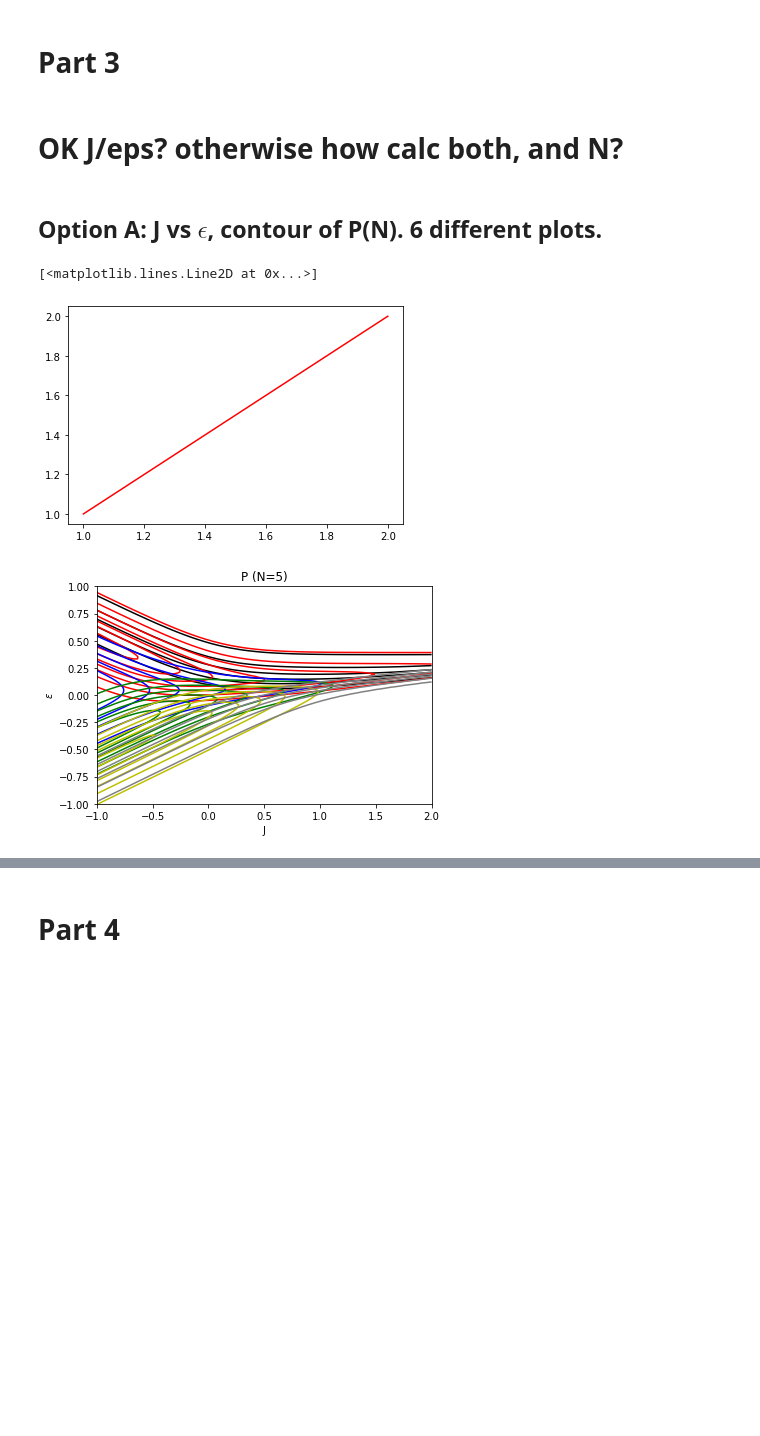
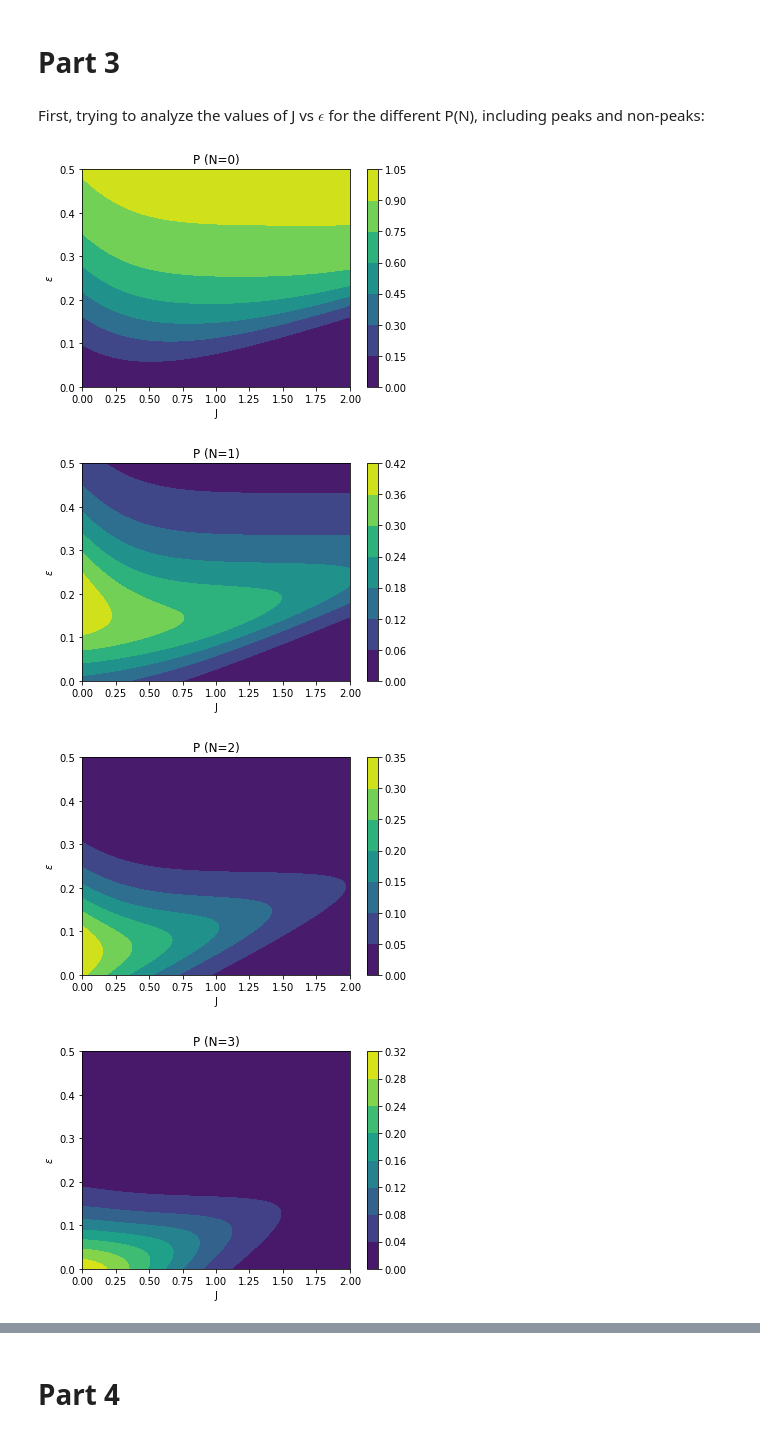
Before and after one commit to martagonzalvo/che164, a Jupyter notebook: 164Project.ipynb, the cells around one changed output, grey strips where cells are left out. Drawn from its saved outputs; the diff is of its cells as text; code cells hidden in the pictures; blank space fills up the shorter version.

Commit message:
part 3

```diff
--- a/164Project.ipynb
+++ b/164Project.ipynb
@@ -340,5 +337,3 @@ plt.ylabel('P(N)');
 [figure]
 # %% [markdown]
 # Part 3
-# %% [markdown]
-# OK J/eps? otherwise how calc both, and N?
@@ -360,29 +340,23 @@ ax.set_title('Simplest default with labels')
-# %% [markdown]
-## Option A: J vs $\epsilon$, contour of P(N). 6 different plots.
-# %%
-col = np.linspace(0,1,8)
-y= [1,2]
-x=[1,2]
-plt.plot(x, y, color='r')
-# %% [output]
-[<matplotlib.lines.Line2D at 0x...>]
-[figure, removed]
+# %% [markdown]
+First, trying to analyze the values of J vs $\epsilon$ for the different P(N), including peaks and non-peaks:
 # %%
-J_part3 = np.linspace(-1, 2, 100)
-eps_part3 = np.linspace(-1, 1, 100)
+J_part3 = np.linspace(0, 2, 100) # my previous limits: (-1, 2)
+eps_part3 = np.linspace(0, 0.5, 100) # my previous limits: (-1, 5)
 
 J_mesh, ep_mesh = np.meshgrid(J_part3, eps_part3)
-colors=['k', 'r', 'b', 'g', 'y', '0.5']
 
-plt.figure()
-for i, N in enumerate(macrostates):
+
+for N in macrostates:
 
     P = probability_macrostate(ep_mesh, J_mesh, N)
-    plt.contour(J_mesh, ep_mesh, P, colors='{}'.format(colors[i]))
+    plt.figure()
+    plt.contourf(J_mesh, ep_mesh, P)
     plt.title('P (N={})'.format(N))
     plt.xlabel('J')
     plt.ylabel('$\epsilon$')
-
-plt.show()
+    plt.colorbar()
 # %% [output]
-[figure, old version]
+[figure, new version]
+[figure, added]
+[figure, added]
+[figure, added]
```
Also changed, not shown: parts of 20 cells of this notebook.
